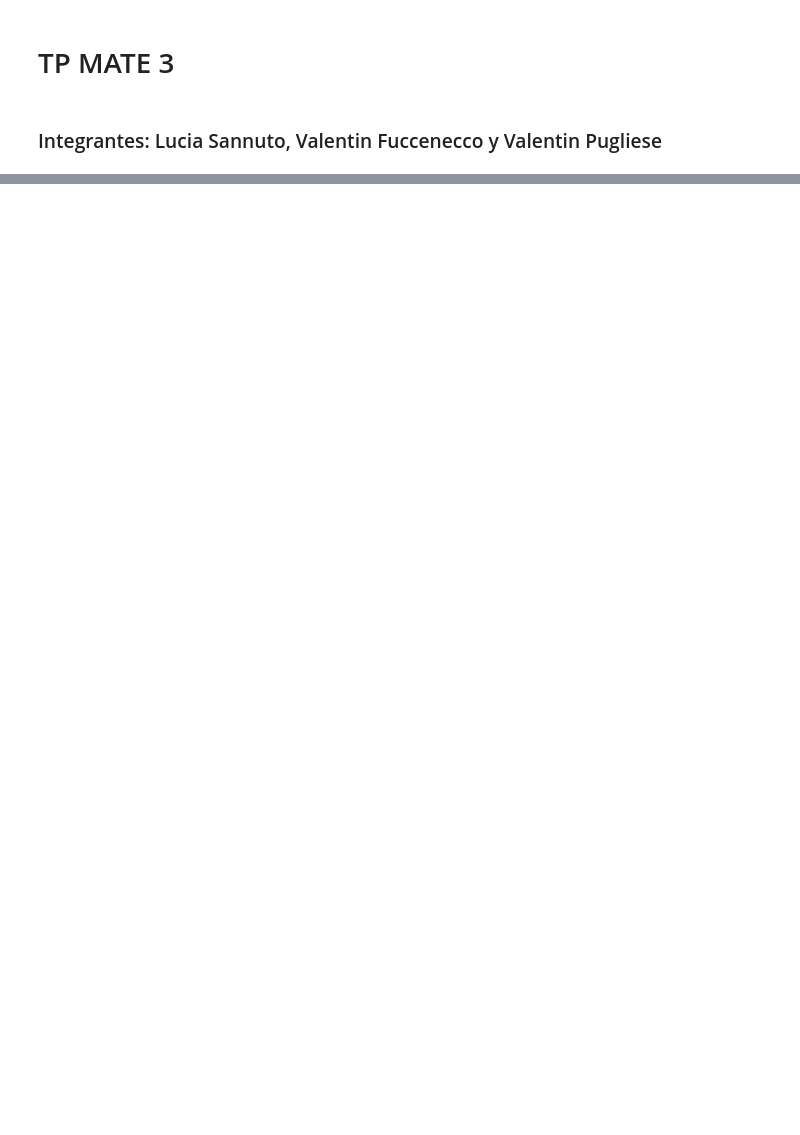
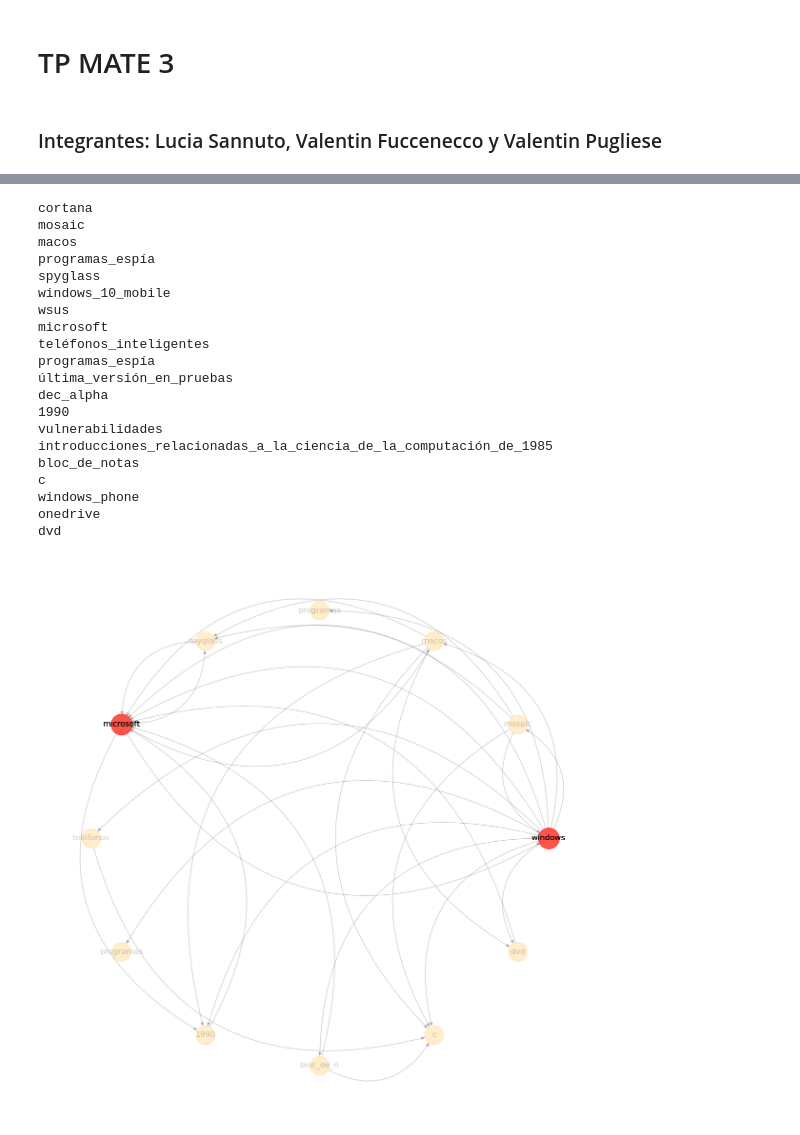
Before and after one commit to ValentinPg/tp-mate3, a Jupyter notebook: prueba.ipynb, the cells around one changed output, grey strips where cells are left out. Saved outputs shown, nothing was run; the diff lists cells and outputs as text; code cells hidden in the pictures; blank space fills up the shorter version.

```diff
--- a/prueba.ipynb
+++ b/prueba.ipynb
@@ -178,7 +215,7 @@ nodos.append(centro)
 nodo = Nodo(list(centro.palabras)[random.randrange(0,len(centro.palabras))])
 cantidad_nodo = centro
 
-for i in range(30):
+for i in range(20):
     nodo = Nodo(list(centro.palabras)[random.randrange(0,len(centro.palabras))])
     print(nodo.nombre)
     if (len(nodo.palabras)>0):
@@ -223,30 +260,52 @@ def mas_relevancia(grafo):
 
 
 #Se recibe los nodos mas importantes
 nodo_importante = mas_relevancia(grafo)
 
 
 nx.draw(grafo,
         pos,
         node_color='orange',
         alpha=0.2,
         node_size=800,
         with_labels = True,
         connectionstyle = "arc3, rad=0.5",
         font_size = 12
        )
 
 
 #Se dibuja los nodos mas importantes con un estilo diferente
 for i in range(0,len(nodo_importante)):
     grafo.add_nodes_from(nodo_importante)
     nx.draw_networkx_nodes(nodo_importante,
                            pos,
                            node_color='r',
                            alpha=0.4,
                            node_size=1000)
     nx.draw_networkx_labels(nodo_importante,pos,font_size=12)
 
 
 #Se muestra la grafica
 plt.show()
+# %% [output]
+cortana
+mosaic
+macos
+programas_espía
+spyglass
+windows_10_mobile
+wsus
+microsoft
+teléfonos_inteligentes
+programas_espía
+última_versión_en_pruebas
+dec_alpha
+1990
+vulnerabilidades
+introducciones_relacionadas_a_la_ciencia_de_la_computación_de_1985
+bloc_de_notas
+c
+windows_phone
+onedrive
+dvd
+[figure, added]
```
Also changed, not shown: parts of 6 cells of this notebook.
